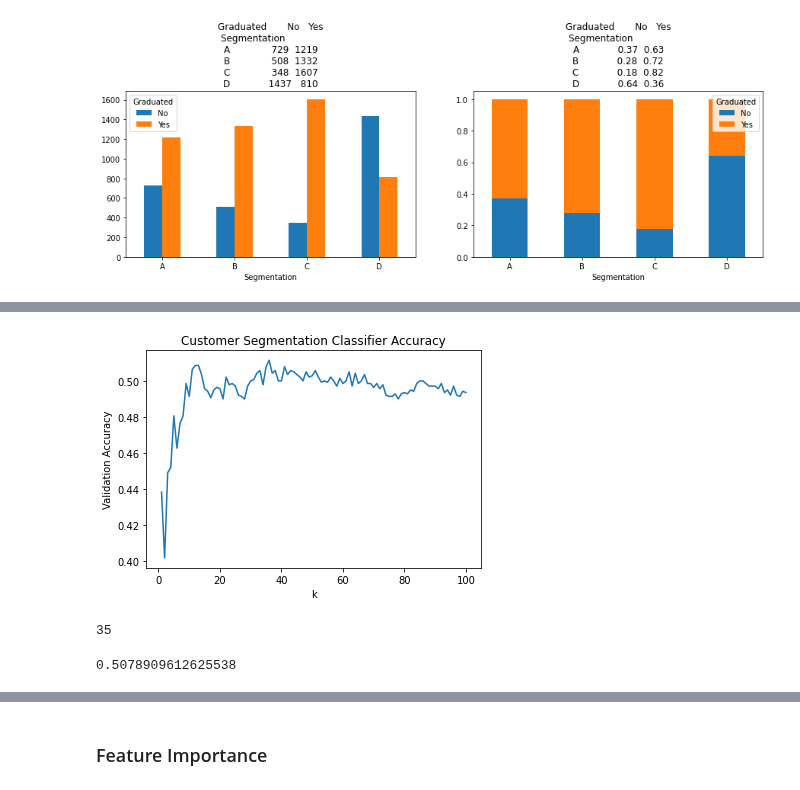
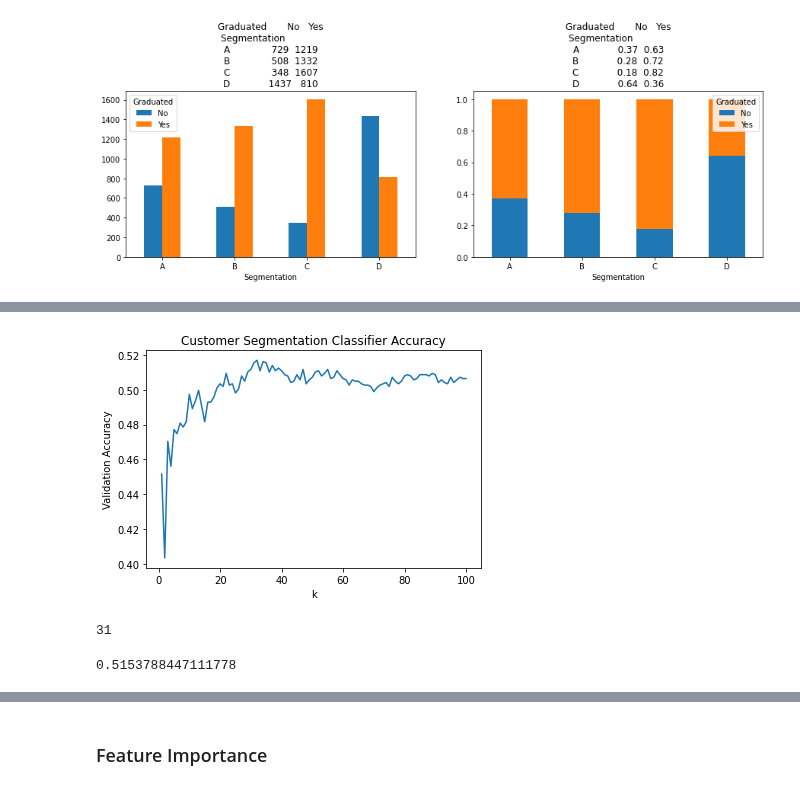
Before and after one commit to 9ooDa/3002_project, a Jupyter notebook: knn_kmeans.ipynb, the cells around one changed output, grey strips where cells are left out. Cells and saved outputs as stored; diff of their text form; code cells hidden in the pictures.

```diff
--- a/knn_kmeans.ipynb
+++ b/knn_kmeans.ipynb
@@ -81,9 +111,10 @@ plt.show()
 [figure]
 [figure]
 # %%
+from sklearn.preprocessing import LabelEncoder
 
-
-df_new = df
+df = df.dropna()
+df_new = df.copy()
 
 cat = ['Gender', 'Ever_Married', 'Graduated', 'Profession', 'Spending_Score', 'Var_1']
 
@@ -93,7 +124,6 @@ for c in cat:
     df_new[c] = le.fit_transform(df[c])
 # %%
 df_new['Segmentation'] = df_new['Segmentation'].replace(['A', 'B', 'C', 'D'], [1, 2, 3, 4])
-df_new = df_new.dropna()
 df_new
 # %% [output]
 |  | ID | Gender | Ever_Married | Age | Graduated | Profession | Work_Experience | Spending_Score | ... |
@@ -136,7 +156,0 @@ def min_max_normalize(l):
-# %%
-for i in df_f.columns:
-    try:
-        df_f[i] = min_max_normalize(df_f[i])
-    except KeyError:
-        var = 0
-df_f.describe()
@@ -152,0 +157,4 @@ df_f.describe()
+# %%
+from sklearn.preprocessing import MinMaxScaler
+scaler = MinMaxScaler()
+df_f = scaler.fit_transform(df_f)
@@ -153,31 +164,31 @@ df_f.describe()
 # %%
 train_X, test_X, train_Y, test_Y = np.array(train_test_split(df_f, df_t, test_size = 0.2, random_state = 100))
 
 k_list = range(1,101)
 accuracies = []
 
 for k in k_list:
   knn = KNeighborsClassifier(n_neighbors = k)
-  knn.fit(train_X.values, train_Y.values.ravel())
-  accuracies.append(knn.score(test_X.values, test_Y.values))
+  knn.fit(train_X, train_Y.ravel())
+  accuracies.append(knn.score(test_X, test_Y))
 
 plt.plot(k_list, accuracies)
 plt.xlabel("k")
 plt.ylabel("Validation Accuracy")
 plt.title("Customer Segmentation Classifier Accuracy")
 plt.show()
 max_index_col = np.argmax(accuracies, axis=0)
 print(max_index_col) # finding the best k value
 # %% [output]
-[figure, old version]
+[figure, new version]
-35
+31
 # %%
 knn = KNeighborsClassifier(n_neighbors = 35)
-knn.fit(train_X.values, train_Y.values.ravel())
+knn.fit(train_X, train_Y.ravel())
 
-print(knn.score(test_X.values, test_Y.values))
+print(knn.score(test_X, test_Y))
 # %% [output]
-0.5078909612625538
+0.5153788447111778
 # %%
 test = pd.read_csv('./Test.csv')
 test
```
Also changed, not shown: parts of 24 cells of this notebook.
